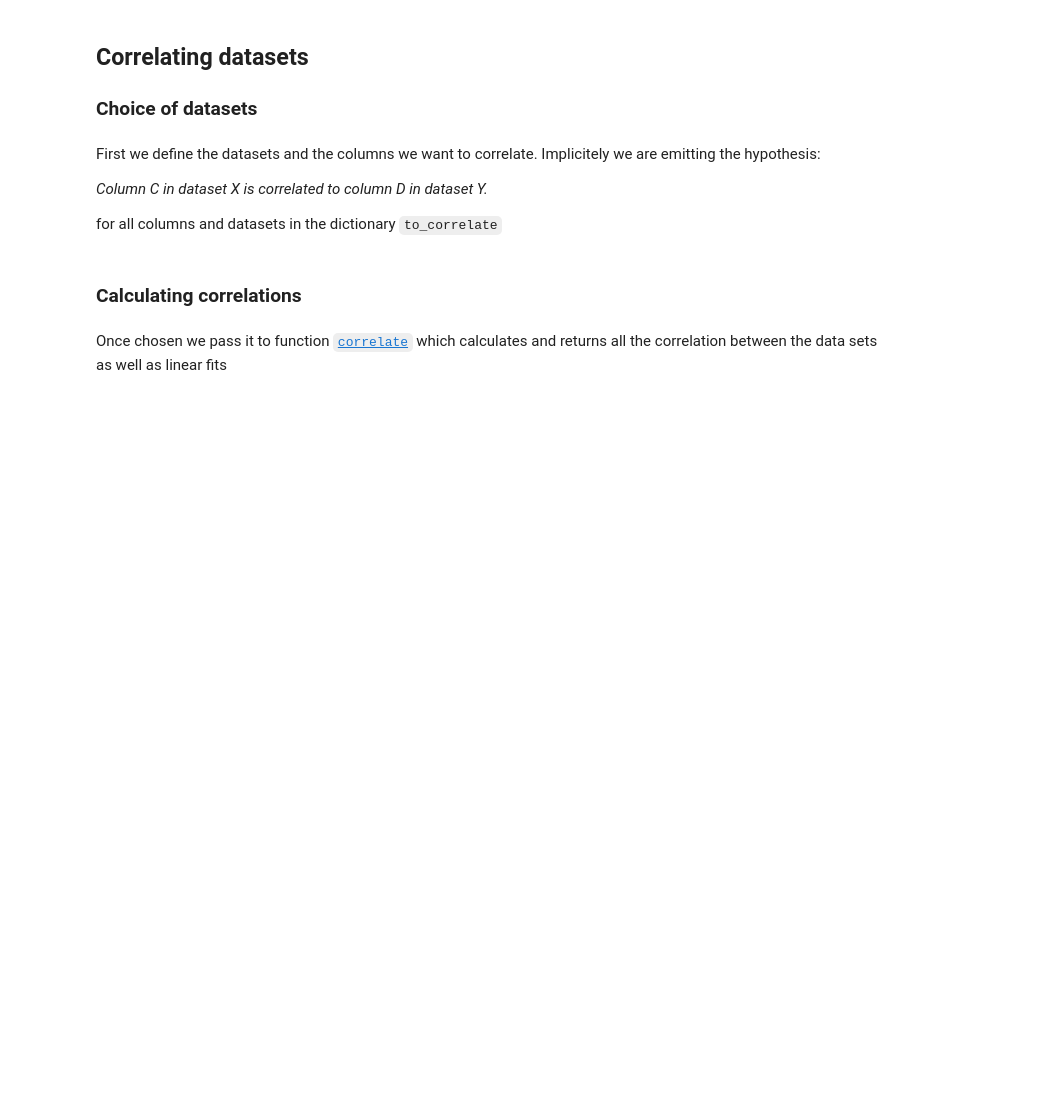
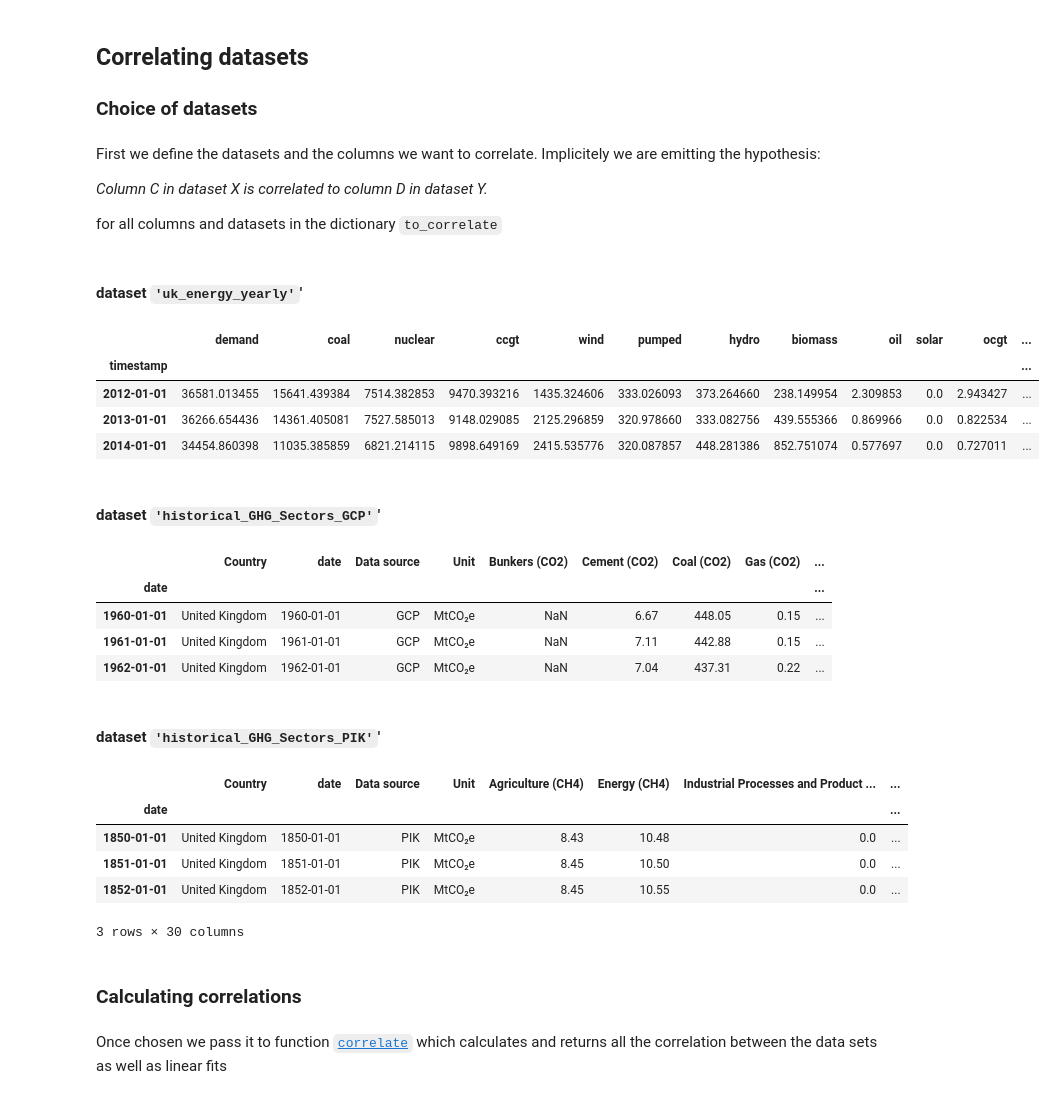
Before and after one commit to BristolFluFighters/BristolFluFighters_NERCHackathonTwo_Recovery, a Jupyter notebook: correlate.ipynb, the cells around one changed output. Drawn from its saved outputs; the diff is of its cells as text; code cells hidden in the pictures; blank space fills up the shorter version.

Commit message:
Add heads of datasets

```diff
--- a/correlate.ipynb
+++ b/correlate.ipynb
@@ -51,6 +53,30 @@ to_correlate = {
     'historical_GHG_Sectors_GCP': cols_GCP,
     'historical_GHG_Sectors_PIK': ['Energy (KYOTOGHG)', 'Energy (CO2)', 'Energy (N2O)', 'Energy (CH4)']
 }
+# %%
+for d in to_correlate:
+    display(Markdown(f"#### dataset `'{d}'`'"))
+    display(d_uk[d].head(3))
+# %% [output]
+#### dataset `'uk_energy_yearly'`'
+|  | demand | coal | nuclear | ccgt | wind | pumped | hydro | biomass | oil | solar | ocgt | ... |
+| timestamp |  |  |  |  |  |  |  |  |  |  |  | ... |
+| 2012-01-01 | 36581.013455 | 15641.439384 | 7514.382853 | 9470.393216 | 1435.324606 | 333.026093 | 373.264660 | 238.149954 | 2.309853 | 0.0 | 2.943427 | ... |
+| 2013-01-01 | 36266.654436 | 14361.405081 | 7527.585013 | 9148.029085 | 2125.296859 | 320.978660 | 333.082756 | 439.555366 | 0.869966 | 0.0 | 0.822534 | ... |
+| 2014-01-01 | 34454.860398 | 11035.385859 | 6821.214115 | 9898.649169 | 2415.535776 | 320.087857 | 448.281386 | 852.751074 | 0.577697 | 0.0 | 0.727011 | ... |
+#### dataset `'historical_GHG_Sectors_GCP'`'
+|  | Country | date | Data source | Unit | Bunkers (CO2) | Cement (CO2) | Coal (CO2) | Gas (CO2) | ... |
+| date |  |  |  |  |  |  |  |  | ... |
+| 1960-01-01 | United Kingdom | 1960-01-01 | GCP | MtCO₂e | NaN | 6.67 | 448.05 | 0.15 | ... |
+| 1961-01-01 | United Kingdom | 1961-01-01 | GCP | MtCO₂e | NaN | 7.11 | 442.88 | 0.15 | ... |
+| 1962-01-01 | United Kingdom | 1962-01-01 | GCP | MtCO₂e | NaN | 7.04 | 437.31 | 0.22 | ... |
+#### dataset `'historical_GHG_Sectors_PIK'`'
+|  | Country | date | Data source | Unit | Agriculture (CH4) | Energy (CH4) | Industrial Processes and Product ... | ... |
+| date |  |  |  |  |  |  |  | ... |
+| 1850-01-01 | United Kingdom | 1850-01-01 | PIK | MtCO₂e | 8.43 | 10.48 | 0.0 | ... |
+| 1851-01-01 | United Kingdom | 1851-01-01 | PIK | MtCO₂e | 8.45 | 10.50 | 0.0 | ... |
+| 1852-01-01 | United Kingdom | 1852-01-01 | PIK | MtCO₂e | 8.45 | 10.55 | 0.0 | ... |
+3 rows × 30 columns
 # %% [markdown]
 ### Calculating correlations
 # %% [markdown]
```
Also changed, not shown: parts of 1 cell of this notebook.
